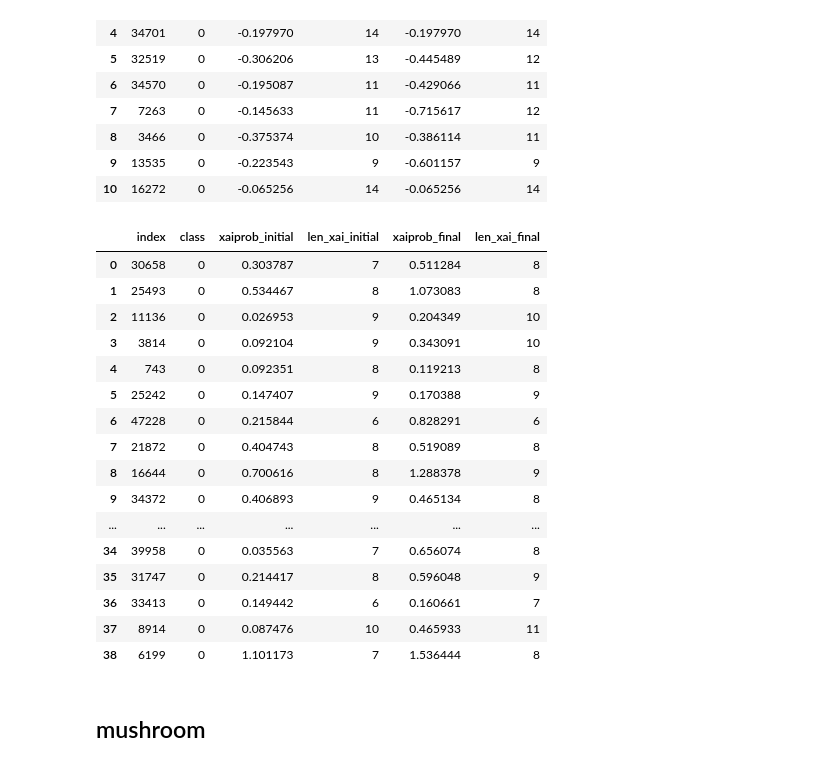
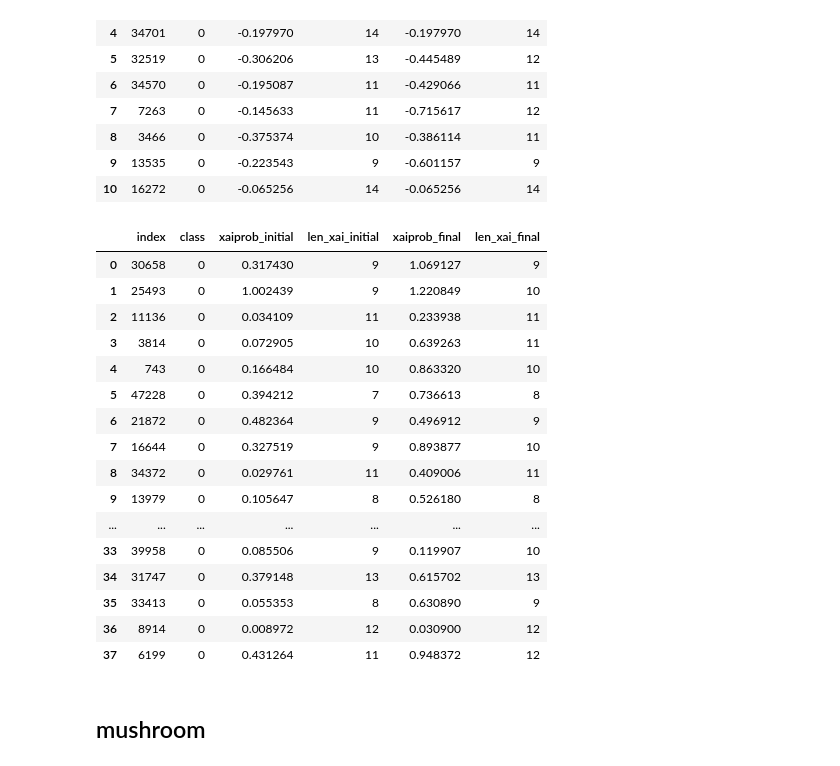
Before and after one commit to LogicExplainML-LEML/LogicExplainML, a Jupyter notebook: notebooks/xai_prob/z3xaiprob_results.ipynb, the cells around one changed output. Saved outputs shown, nothing was run; the diff lists cells and outputs as text; code cells hidden in the pictures.

Commit message:
dataset results

```diff
--- a/notebooks/xai_prob/z3xaiprob_results.ipynb
+++ b/notebooks/xai_prob/z3xaiprob_results.ipynb
@@ -474,45 +483,45 @@ df_results
 | 9 | 13535 | 0 | -0.223543 | 9 | -0.601157 | 9 |
 | 10 | 16272 | 0 | -0.065256 | 14 | -0.065256 | 14 |
 # %%
-results = []
-for i in X_test[y_pred == 1].index:
-    sample = X_test.loc[i].values
-    xai = explainer.explain_prob(sample, reorder="asc")
-    xaiprob_initial = explainer.xai_predicted_margin
-    len_xai_initial = len(xai)
+# results = []
+# for i in X_test[y_pred == 1].index:
+#     sample = X_test.loc[i].values
+#     xai = explainer.explain_prob(sample, reorder="asc")
+#     xaiprob_initial = explainer.xai_predicted_margin
+#     len_xai_initial = len(xai)
 
-    xai = explainer.explain_prob(sample, reorder="asc", target_threshold=xaiprob_initial + 0.01)
-    xaiprob_final = explainer.xai_predicted_margin
-    len_xai_final = len(xai)
+#     xai = explainer.explain_prob(sample, reorder="asc", target_threshold=xaiprob_initial + 0.01)
+#     xaiprob_final = explainer.xai_predicted_margin
+#     len_xai_final = len(xai)
 
-    results.append({
-        "index": i,
-        "class": 0,
-        "xaiprob_initial": xaiprob_initial,
-        "len_xai_initial": len_xai_initial,
-        "xaiprob_final": xaiprob_final,
-        "len_xai_final": len_xai_final
-    })
-df_results = pd.DataFrame(results)
-df_results
+#     results.append({
+#         "index": i,
+#         "class": 0,
+#         "xaiprob_initial": xaiprob_initial,
+#         "len_xai_initial": len_xai_initial,
+#         "xaiprob_final": xaiprob_final,
+#         "len_xai_final": len_xai_final
+#     })
+# df_results = pd.DataFrame(results)
+# df_results
 # %% [output]
 |  | index | class | xaiprob_initial | len_xai_initial | xaiprob_final | len_xai_final |
-| 0 | 30658 | 0 | 0.303787 | 7 | 0.511284 | 8 |
-| 1 | 25493 | 0 | 0.534467 | 8 | 1.073083 | 8 |
-| 2 | 11136 | 0 | 0.026953 | 9 | 0.204349 | 10 |
-| 3 | 3814 | 0 | 0.092104 | 9 | 0.343091 | 10 |
-| 4 | 743 | 0 | 0.092351 | 8 | 0.119213 | 8 |
-| 5 | 25242 | 0 | 0.147407 | 9 | 0.170388 | 9 |
-| 6 | 47228 | 0 | 0.215844 | 6 | 0.828291 | 6 |
-| 7 | 21872 | 0 | 0.404743 | 8 | 0.519089 | 8 |
-| 8 | 16644 | 0 | 0.700616 | 8 | 1.288378 | 9 |
-| 9 | 34372 | 0 | 0.406893 | 9 | 0.465134 | 8 |
+| 0 | 30658 | 0 | 0.317430 | 9 | 1.069127 | 9 |
+| 1 | 25493 | 0 | 1.002439 | 9 | 1.220849 | 10 |
+| 2 | 11136 | 0 | 0.034109 | 11 | 0.233938 | 11 |
+| 3 | 3814 | 0 | 0.072905 | 10 | 0.639263 | 11 |
+| 4 | 743 | 0 | 0.166484 | 10 | 0.863320 | 10 |
+| 5 | 47228 | 0 | 0.394212 | 7 | 0.736613 | 8 |
+| 6 | 21872 | 0 | 0.482364 | 9 | 0.496912 | 9 |
+| 7 | 16644 | 0 | 0.327519 | 9 | 0.893877 | 10 |
+| 8 | 34372 | 0 | 0.029761 | 11 | 0.409006 | 11 |
+| 9 | 13979 | 0 | 0.105647 | 8 | 0.526180 | 8 |
 | ... | ... | ... | ... | ... | ... | ... |
-| 34 | 39958 | 0 | 0.035563 | 7 | 0.656074 | 8 |
-| 35 | 31747 | 0 | 0.214417 | 8 | 0.596048 | 9 |
-| 36 | 33413 | 0 | 0.149442 | 6 | 0.160661 | 7 |
-| 37 | 8914 | 0 | 0.087476 | 10 | 0.465933 | 11 |
-| 38 | 6199 | 0 | 1.101173 | 7 | 1.536444 | 8 |
+| 33 | 39958 | 0 | 0.085506 | 9 | 0.119907 | 10 |
+| 34 | 31747 | 0 | 0.379148 | 13 | 0.615702 | 13 |
+| 35 | 33413 | 0 | 0.055353 | 8 | 0.630890 | 9 |
+| 36 | 8914 | 0 | 0.008972 | 12 | 0.030900 | 12 |
+| 37 | 6199 | 0 | 0.431264 | 11 | 0.948372 | 12 |
 # %% [markdown]
 ## mushroom
 # %%
```
Also changed, not shown: parts of 8 cells of this notebook, 13 other files.
